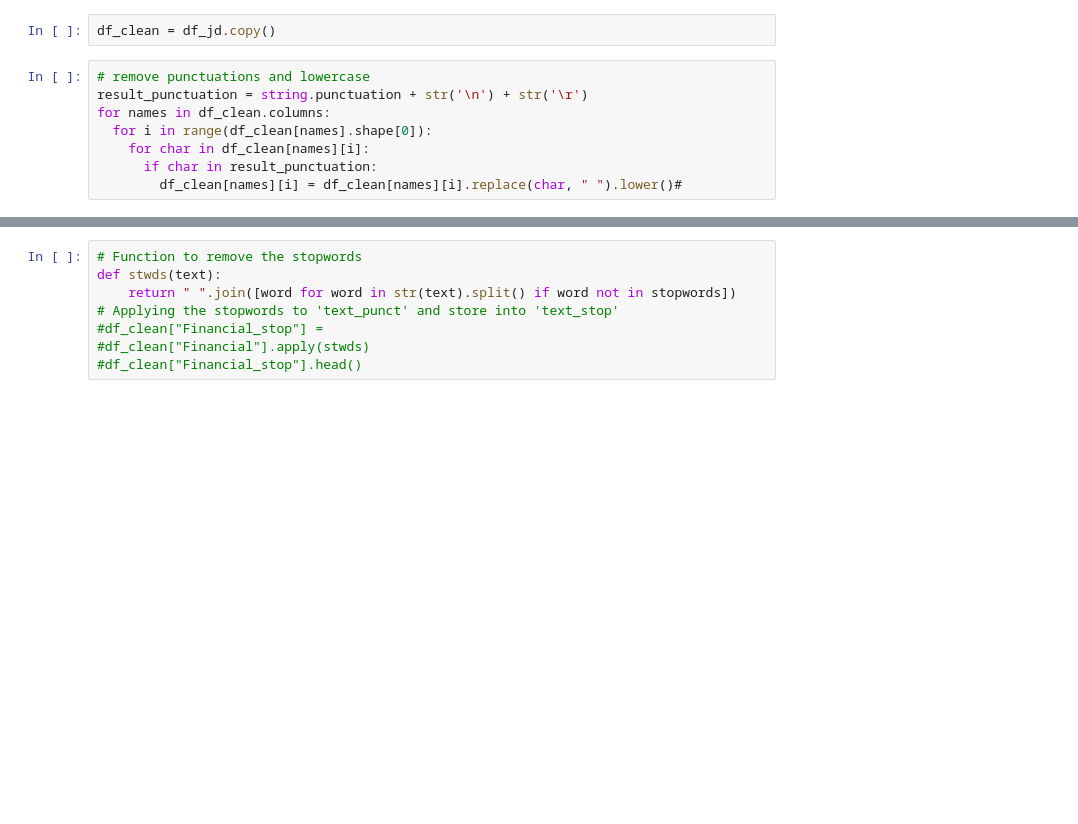
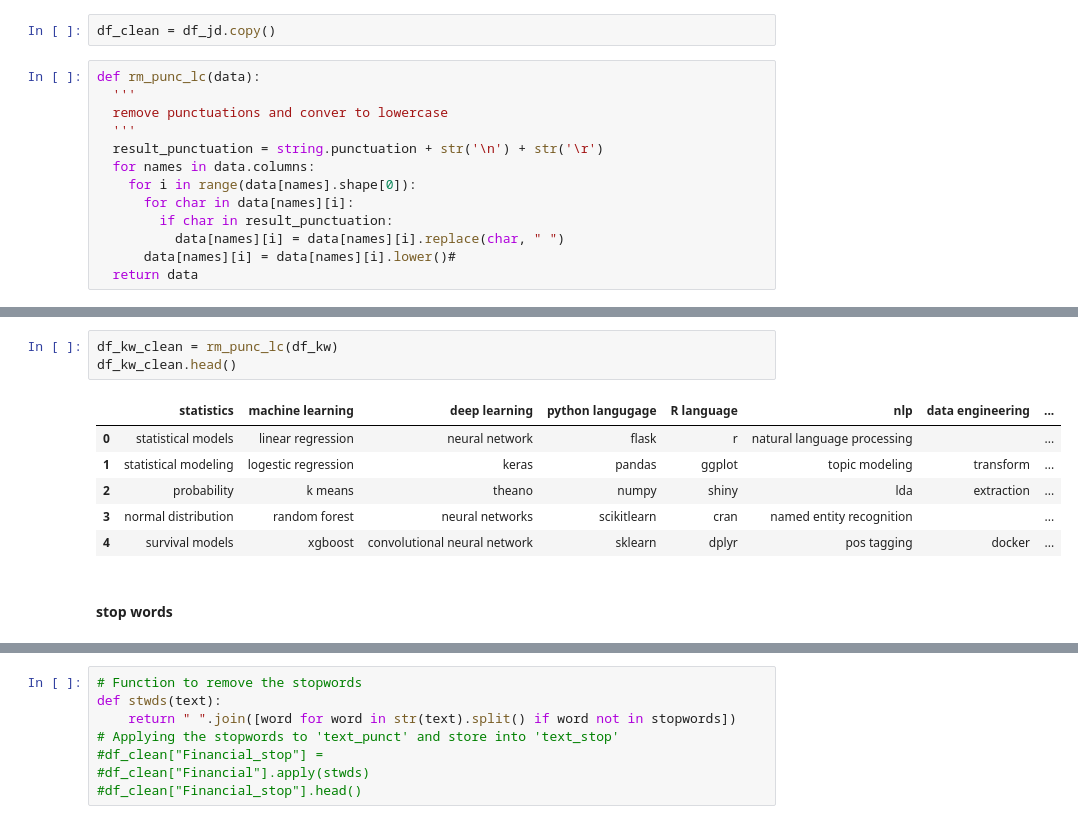
Before and after one commit to cyuancheng/Machine_Learning_Practice, a Jupyter notebook: JobDescriptionScreen.ipynb, the cells around one changed output, grey strips where cells are left out. Cells and saved outputs as stored; diff of their text form; blank space fills up the shorter version.

```diff
--- a/JobDescriptionScreen.ipynb
+++ b/JobDescriptionScreen.ipynb
@@ -87,10 +88,15 @@ display(df_kw.head(3))
 # %%
 df_clean = df_jd.copy()
 # %%
-# remove punctuations and lowercase
-result_punctuation = string.punctuation + str('\n') + str('\r')
-for names in df_clean.columns:
-  for i in range(df_clean[names].shape[0]):
-    for char in df_clean[names][i]:
-      if char in result_punctuation:
-        df_clean[names][i] = df_clean[names][i].replace(char, " ").lower()#
+def rm_punc_lc(data):
+  '''
+  remove punctuations and conver to lowercase
+  '''
+  result_punctuation = string.punctuation + str('\n') + str('\r')
+  for names in data.columns:
+    for i in range(data[names].shape[0]):
+      for char in data[names][i]:
+        if char in result_punctuation:
+          data[names][i] = data[names][i].replace(char, " ")
+      data[names][i] = data[names][i].lower()#
+  return data
@@ -117,3 +113,15 @@ stop words
+# %%
+df_kw_clean = rm_punc_lc(df_kw)
+df_kw_clean.head()
+# %% [output]
+|  | statistics | machine learning | deep learning | python langugage | R language | nlp | data engineering | ... |
+| 0 | statistical models | linear regression | neural network | flask | r | natural language processing |  | ... |
+| 1 | statistical modeling | logestic regression | keras | pandas | ggplot | topic modeling | transform | ... |
+| 2 | probability | k means | theano | numpy | shiny | lda | extraction | ... |
+| 3 | normal distribution | random forest | neural networks | scikitlearn | cran | named entity recognition |  | ... |
+| 4 | survival models | xgboost | convolutional neural network | sklearn | dplyr | pos tagging | docker | ... |
+# %% [markdown]
+#### stop words
 # %%
 # print stop words from spacy
 nlp = en_core_web_sm.load()  # spacy language model
```
Also changed, not shown: parts of 11 cells of this notebook.
